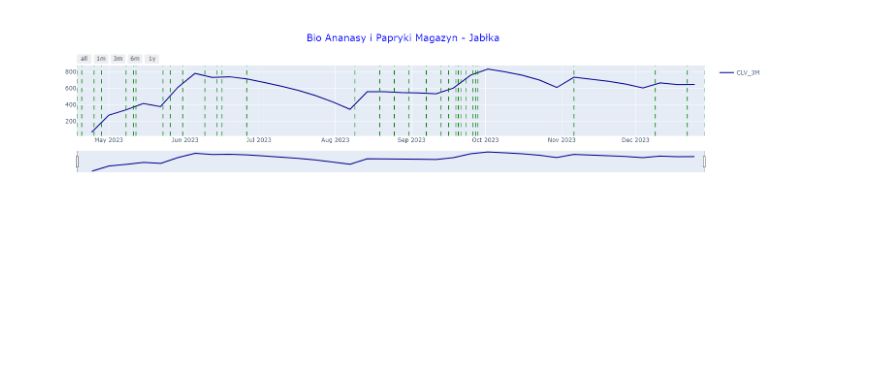
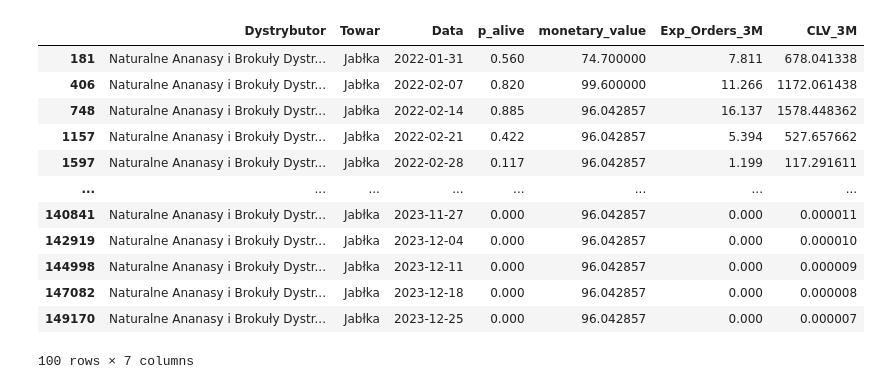
Before and after one commit to Rybakowski/projekt_churn_bank, a Jupyter notebook: P02_Segmentation/3_Warzywniak_analysis.ipynb, the cells around one changed output. Saved outputs shown, nothing was run; the diff lists cells and outputs as text; code cells hidden in the pictures; blank space fills up the shorter version.

```diff
--- a/P02_Segmentation/3_Warzywniak_analysis.ipynb
+++ b/P02_Segmentation/3_Warzywniak_analysis.ipynb
@@ -118,6 +113,6 @@ See Full Dataframe in Mito
 # %%
 fig = go.Figure()
-dystrybutor = 'Bio Ananasy i Papryki Magazyn'
+dystrybutor = 'Naturalne Ananasy i Brokuły Dystrybutor'
 towar = 'Jabłka'
 
 k = df.loc[(df['Dystrybutor']==dystrybutor) & (df['Towar']==towar)]
@@ -145,5 +140,19 @@ fig.update_xaxes(rangeslider_thickness = 0.2)
 fig.update_layout(autosize=False, width=1500, height=400,)
 fig.update_layout(showlegend=True)
 fig.show()
-# %% [output]
-[figure, removed]
+# %%
+clv_warzywa[clv_warzywa["Dystrybutor"] == "Naturalne Ananasy i Brokuły Dystrybutor"]
+# %% [output]
+|  | Dystrybutor | Towar | Data | p_alive | monetary_value | Exp_Orders_3M | CLV_3M |
+| 181 | Naturalne Ananasy i Brokuły Dystr... | Jabłka | 2022-01-31 | 0.560 | 74.700000 | 7.811 | 678.041338 |
+| 406 | Naturalne Ananasy i Brokuły Dystr... | Jabłka | 2022-02-07 | 0.820 | 99.600000 | 11.266 | 1172.061438 |
+| 748 | Naturalne Ananasy i Brokuły Dystr... | Jabłka | 2022-02-14 | 0.885 | 96.042857 | 16.137 | 1578.448362 |
+| 1157 | Naturalne Ananasy i Brokuły Dystr... | Jabłka | 2022-02-21 | 0.422 | 96.042857 | 5.394 | 527.657662 |
+| 1597 | Naturalne Ananasy i Brokuły Dystr... | Jabłka | 2022-02-28 | 0.117 | 96.042857 | 1.199 | 117.291611 |
+| ... | ... | ... | ... | ... | ... | ... | ... |
+| 140841 | Naturalne Ananasy i Brokuły Dystr... | Jabłka | 2023-11-27 | 0.000 | 96.042857 | 0.000 | 0.000011 |
+| 142919 | Naturalne Ananasy i Brokuły Dystr... | Jabłka | 2023-12-04 | 0.000 | 96.042857 | 0.000 | 0.000010 |
+| 144998 | Naturalne Ananasy i Brokuły Dystr... | Jabłka | 2023-12-11 | 0.000 | 96.042857 | 0.000 | 0.000009 |
+| 147082 | Naturalne Ananasy i Brokuły Dystr... | Jabłka | 2023-12-18 | 0.000 | 96.042857 | 0.000 | 0.000008 |
+| 149170 | Naturalne Ananasy i Brokuły Dystr... | Jabłka | 2023-12-25 | 0.000 | 96.042857 | 0.000 | 0.000007 |
+100 rows × 7 columns
```
Also changed, not shown: parts of 4 cells of this notebook, 2 other files.
